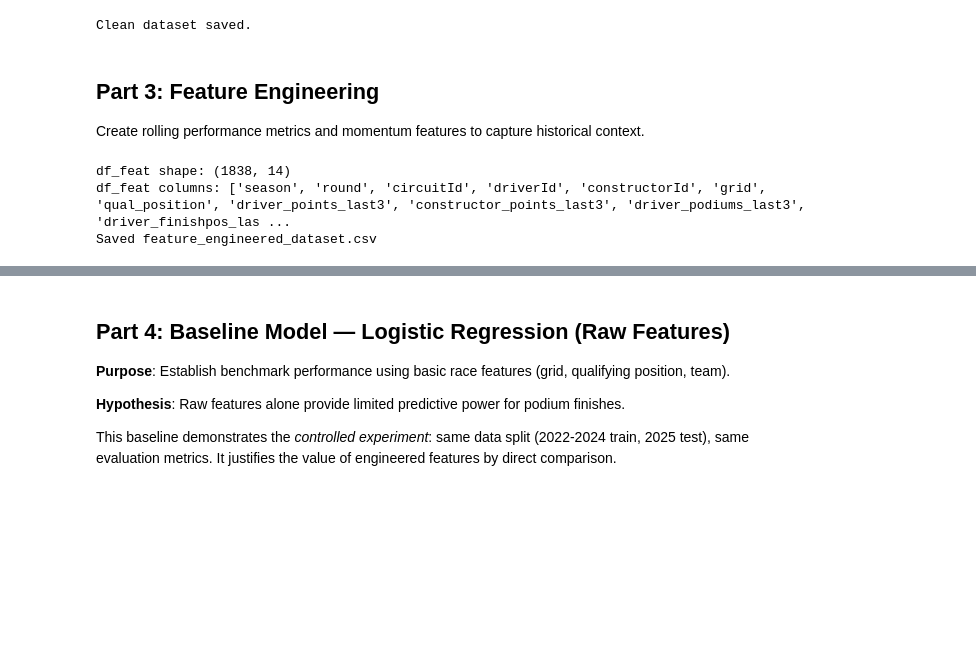
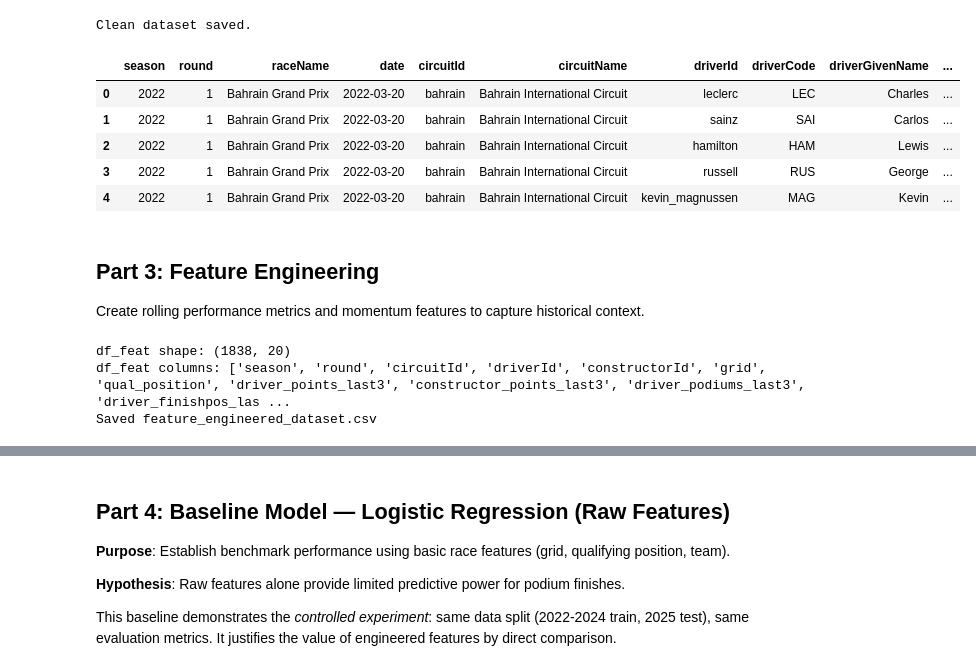
Before and after one commit to yfyuky/F1-Podium-Predictor, a Jupyter notebook: podium_predictor.ipynb, the cells around one changed output, grey strips where cells are left out. Cells and saved outputs as stored; diff of their text form; code cells hidden in the pictures; blank space fills up the shorter version.

```diff
--- a/podium_predictor.ipynb
+++ b/podium_predictor.ipynb
@@ -253,6 +262,15 @@ model_df.to_csv("data/clean_podium_dataset.csv", index=False)
 print("Clean dataset saved.")
 # %% [output]
 Clean dataset saved.
+# %%
+df_raw.head()
+# %% [output]
+|  | season | round | raceName | date | circuitId | circuitName | driverId | driverCode | driverGivenName | ... |
+| 0 | 2022 | 1 | Bahrain Grand Prix | 2022-03-20 | bahrain | Bahrain International Circuit | leclerc | LEC | Charles | ... |
+| 1 | 2022 | 1 | Bahrain Grand Prix | 2022-03-20 | bahrain | Bahrain International Circuit | sainz | SAI | Carlos | ... |
+| 2 | 2022 | 1 | Bahrain Grand Prix | 2022-03-20 | bahrain | Bahrain International Circuit | hamilton | HAM | Lewis | ... |
+| 3 | 2022 | 1 | Bahrain Grand Prix | 2022-03-20 | bahrain | Bahrain International Circuit | russell | RUS | George | ... |
+| 4 | 2022 | 1 | Bahrain Grand Prix | 2022-03-20 | bahrain | Bahrain International Circuit | kevin_magnussen | MAG | Kevin | ... |
 # %%
 # Load dataset for feature engineering
 df_full = pd.read_csv("data/jolpica_podium_dataset_2022_2025.csv").sort_values(["season","round"])
@@ -299,16 +358,29 @@ df_feat = df_full[[
     "season","round","circuitId","driverId","constructorId",
     "grid","qual_position",
     "driver_points_last3","constructor_points_last3","driver_podiums_last3",
-    "driver_finishpos_last3","constructor_podiums_last3","grid_inverse",
+    "driver_finishpos_last3","constructor_podiums_last3",
+    "driver_track_avg_finish","driver_track_podium_rate",
+    "constructor_track_avg_finish","constructor_track_podium_rate",
+    "driver_constructor_avg_finish","driver_constructor_podium_rate",
+    "grid_inverse",
     "podium"
 ]].copy()
 
 # Fill NaNs (early races etc.)
-fill_cols = [
+rolling_fill_cols = [
     "driver_points_last3","constructor_points_last3","driver_podiums_last3",
     "driver_finishpos_last3","constructor_podiums_last3","grid_inverse"
 ]
-df_feat[fill_cols] = df_feat[fill_cols].fillna(0)
+df_feat[rolling_fill_cols] = df_feat[rolling_fill_cols].fillna(0)
+
+# Track-history and driver-constructor interaction fill strategy
+finish_mean = df_full["finish_position"].mean()
+df_feat["driver_track_avg_finish"] = df_feat["driver_track_avg_finish"].fillna(finish_mean)
+df_feat["driver_track_podium_rate"] = df_feat["driver_track_podium_rate"].fillna(0)
+df_feat["constructor_track_avg_finish"] = df_feat["constructor_track_avg_finish"].fillna(finish_mean)
+df_feat["constructor_track_podium_rate"] = df_feat["constructor_track_podium_rate"].fillna(0)
+df_feat["driver_constructor_avg_finish"] = df_feat["driver_constructor_avg_finish"].fillna(finish_mean)
+df_feat["driver_constructor_podium_rate"] = df_feat["driver_constructor_podium_rate"].fillna(0)
 
 print("df_feat shape:", df_feat.shape)
 print("df_feat columns:", df_feat.columns.tolist())
@@ -317,6 +389,6 @@ print("df_feat columns:", df_feat.columns.tolist())
 df_feat.to_csv("data/feature_engineered_dataset.csv", index=False)
 print("Saved feature_engineered_dataset.csv")
 # %% [output]
-df_feat shape: (1838, 14)
+df_feat shape: (1838, 20)
 df_feat columns: ['season', 'round', 'circuitId', 'driverId', 'constructorId', 'grid', 'qual_position', 'driver_points_last3', 'constructor_points_last3', 'driver_podiums_last3', 'driver_finishpos_las ...
 Saved feature_engineered_dataset.csv
```
Also changed, not shown: parts of 16 cells of this notebook, 3 other files.
